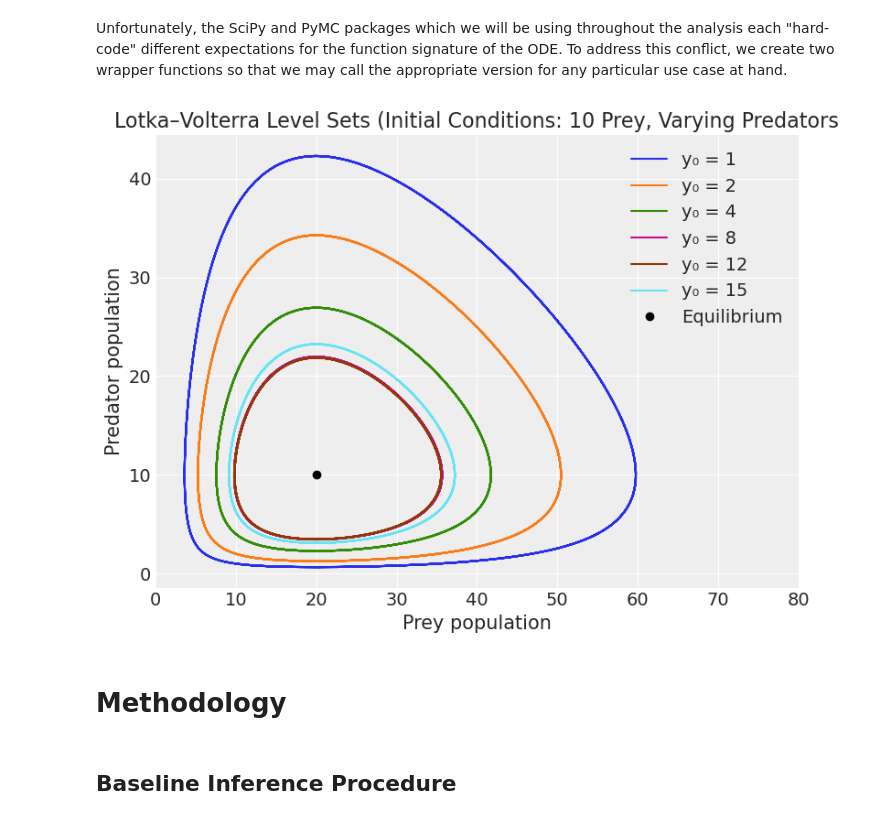
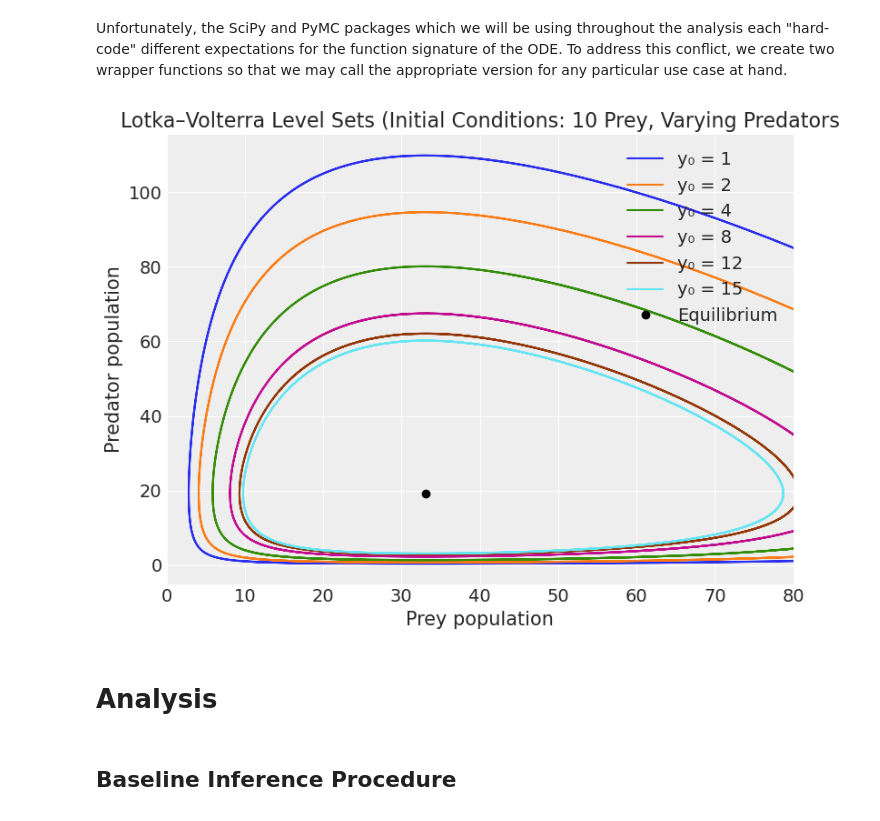
Before and after one commit to nicklauskim/bayesian-ode-model-misspecification, a Jupyter notebook: bayes-ode-model-misspec.ipynb, the cells around one changed output. Drawn from its saved outputs; the diff is of its cells as text; code cells hidden in the pictures.

```diff
--- a/bayes-ode-model-misspec.ipynb
+++ b/bayes-ode-model-misspec.ipynb
@@ -87,17 +87,17 @@ def lotka_volterra_pymc(y, t, p):    # Important: PyMC—specifically the Differ
     dydt = delta * x_pop * y_pop - gamma * y_pop
 
     return [dxdt, dydt]
+# %%
+# Plot level sets of Lotka–Volterra model
+# Hudson Bay Company least-squares parameters: array([4.810e-01, 2.500e-02, 9.260e-01, 2.800e-02, 3.491e+01, 3.860e+00])
+# Parameters
+alpha = 0.481
+beta  = 0.025
+gamma = 0.926
+delta = 0.028
+theta = np.array([alpha, beta, gamma, delta])
 # %%
-# Plot level sets of Lotka–Volterra model
-
-# Parameters
-alpha = 0.5
-beta  = 0.05
-gamma = 1
-delta = 0.05
-theta = np.array([alpha, beta, gamma, delta])
-
-t_span = (0, 60)
+t_span = (0, 30)
 t_eval = np.linspace(*t_span, 1000)
 
 # Initial conditions
@@ -107,35 +107,35 @@ predator_initials = [1, 2, 4, 8, 12, 15]
 plt.figure(figsize=(8, 6))
 
 for y0 in predator_initials:
     sol = solve_ivp(
         lotka_volterra_scipy,    # Use the SciPy version of the ODE model implementation for plotting
         t_span,
         [x0, y0],
         args=(theta,),
         t_eval=t_eval,
         rtol=1e-9,
         atol=1e-12
     )
     # Add level set
     plt.plot(sol.y[0], sol.y[1], label=f"y₀ = {y0}")
 
 # Plot equilibrium point
 plt.plot(gamma / delta, alpha / beta, 'ko', label="Equilibrium")
 
 plt.xlabel("Prey population")
 plt.ylabel("Predator population")
 plt.xlim([0, 80])
 plt.title("Lotka–Volterra Level Sets (Initial Conditions: 10 Prey, Varying Predators")
 plt.legend()
 plt.grid(True)
 plt.tight_layout()
 
 # Save for download
 plt.savefig("../figures/lotka_volterra_level_sets.png", dpi=300)
 plt.show()
 # %% [output]
-[figure, old version]
+[figure, new version]
 # %% [markdown]
-# Methodology
+# Analysis
 # %% [markdown]
 ## Baseline Inference Procedure
```
Also changed, not shown: parts of 19 cells of this notebook.
